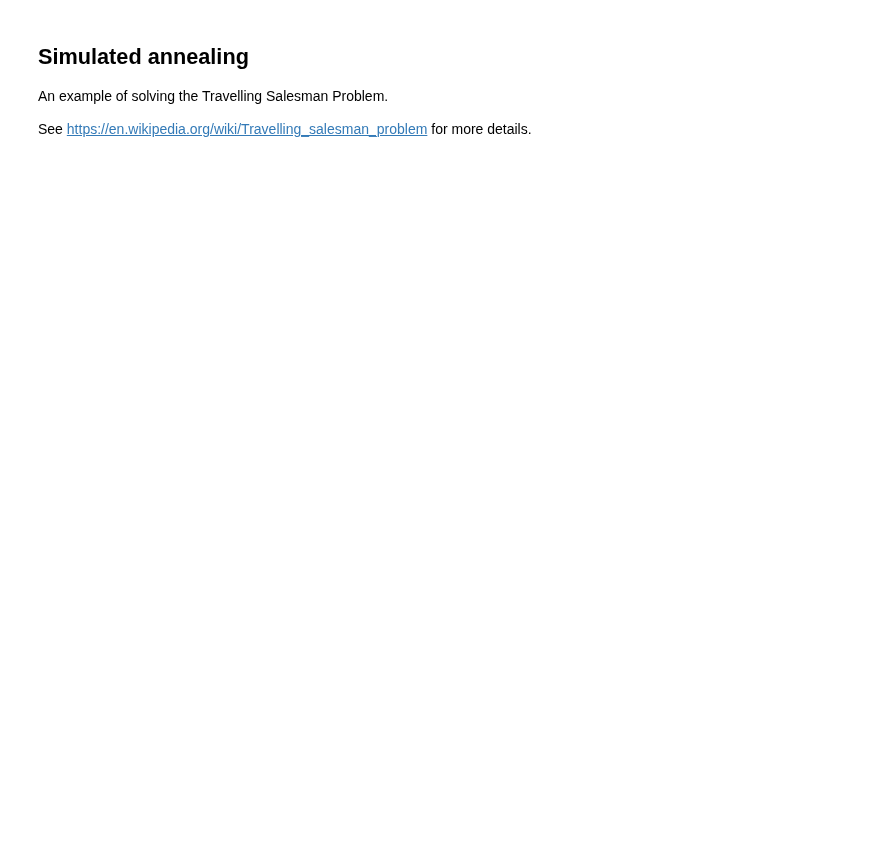
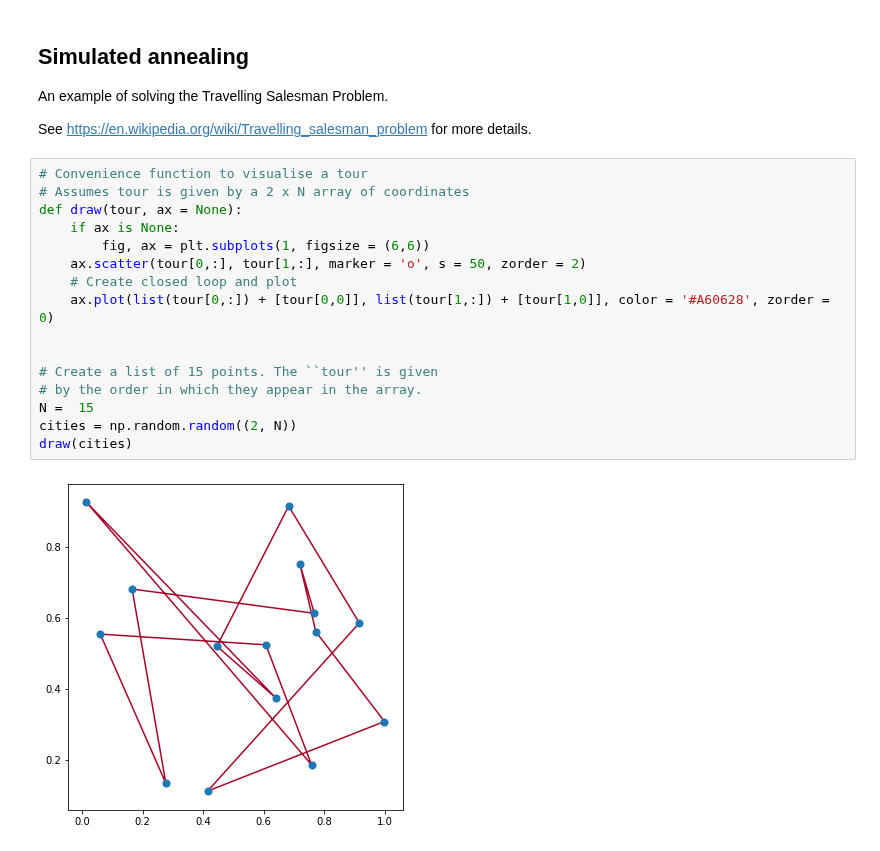
Before and after one commit to nordam/ComputationalPhysics, a Jupyter notebook: Notebooks/16 - Optimisation.ipynb, the cells around one changed output. Cells and saved outputs as stored; diff of their text form; blank space fills up the shorter version.

```diff
--- a/Notebooks/16 - Optimisation.ipynb
+++ b/Notebooks/16 - Optimisation.ipynb
@@ -43,6 +57,24 @@ ax.set_yticklabels(['%.07f' % y for y in np.arange(1-1e-6, 1+1e-6, 0.5e-6)])
 An example of solving the Travelling Salesman Problem.
 
 See https://en.wikipedia.org/wiki/Travelling_salesman_problem for more details.
+# %%
+# Convenience function to visualise a tour
+# Assumes tour is given by a 2 x N array of coordinates
+def draw(tour, ax = None):
+    if ax is None:
+        fig, ax = plt.subplots(1, figsize = (6,6))
+    ax.scatter(tour[0,:], tour[1,:], marker = 'o', s = 50, zorder = 2)
+    # Create closed loop and plot
+    ax.plot(list(tour[0,:]) + [tour[0,0]], list(tour[1,:]) + [tour[1,0]], color = '#A60628', zorder = 0)
+
+
+# Create a list of 15 points. The ``tour'' is given
+# by the order in which they appear in the array.
+N =  15
+cities = np.random.random((2, N))
+draw(cities)
+# %% [output]
+[figure, added]
 # %%
 # Function to calculate the length of a tour
 # Assumes tour is given by a 2 x N array of coordinates
```
Also changed, not shown: parts of 27 cells of this notebook.
